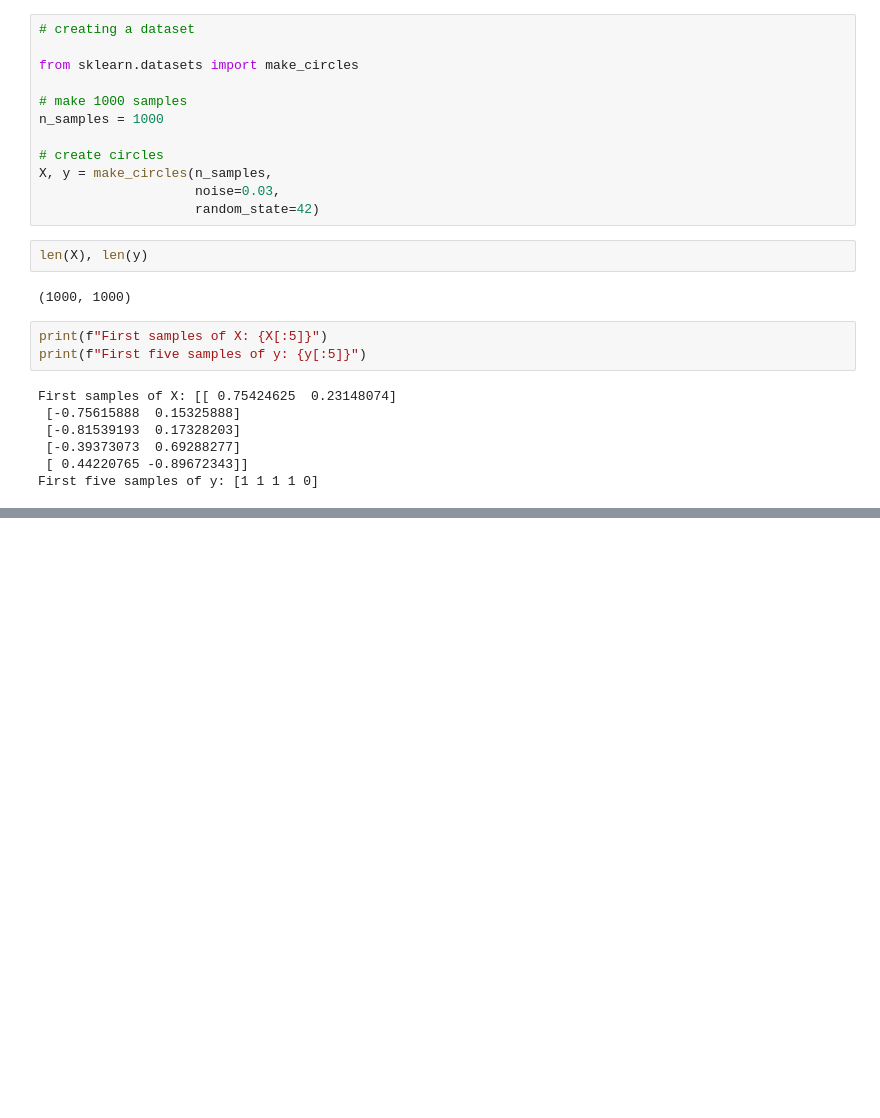
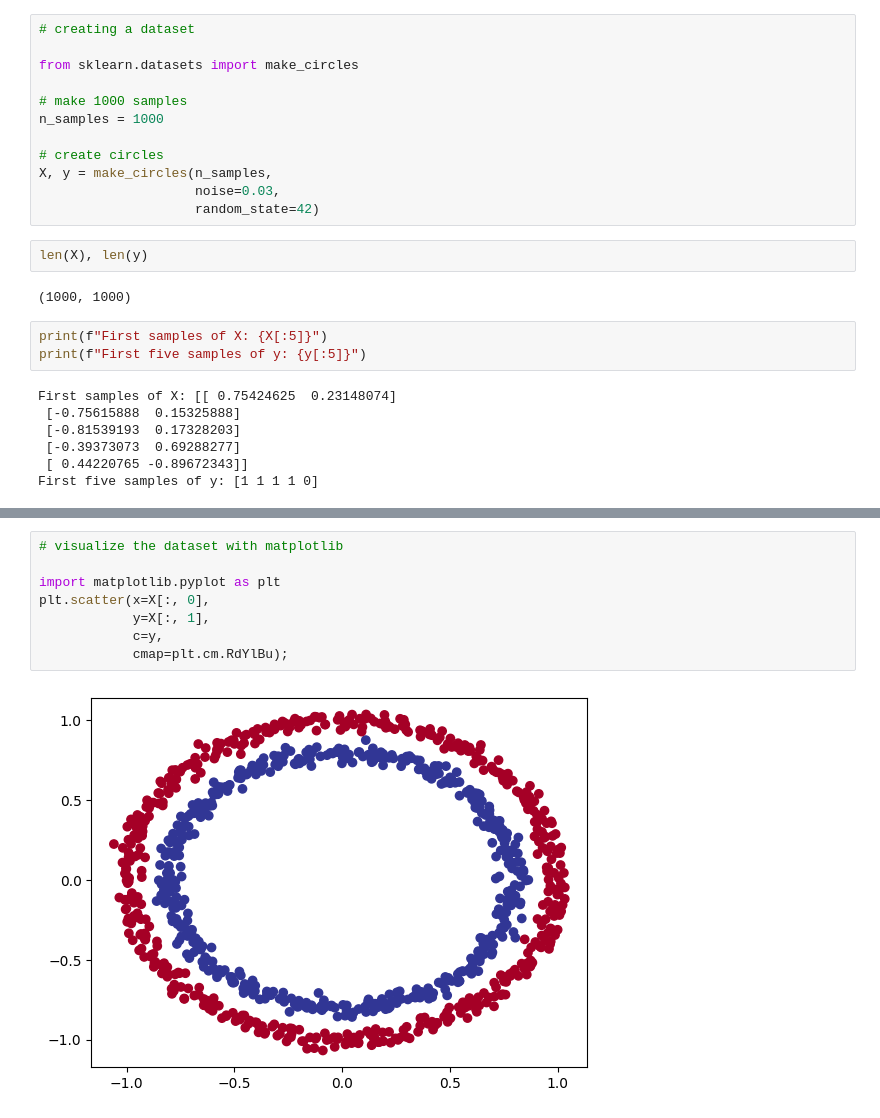
Before and after one commit to midnightoatmeal/neuralnetworks, a Jupyter notebook: classif.ipynb, the cells around one changed output, grey strips where cells are left out. Cells and saved outputs as stored; diff of their text form; blank space fills up the shorter version.

Commit message:
visualize the dataset

```diff
--- a/classif.ipynb
+++ b/classif.ipynb
@@ -33,0 +74,10 @@ First five samples of y: [1 1 1 1 0]
+# %%
+# visualize the dataset with matplotlib
+
+import matplotlib.pyplot as plt
+plt.scatter(x=X[:, 0],
+            y=X[:, 1],
+            c=y,
+            cmap=plt.cm.RdYlBu);
+# %% [output]
+[figure, added]
```
Also changed, not shown: parts of 2 cells of this notebook.
